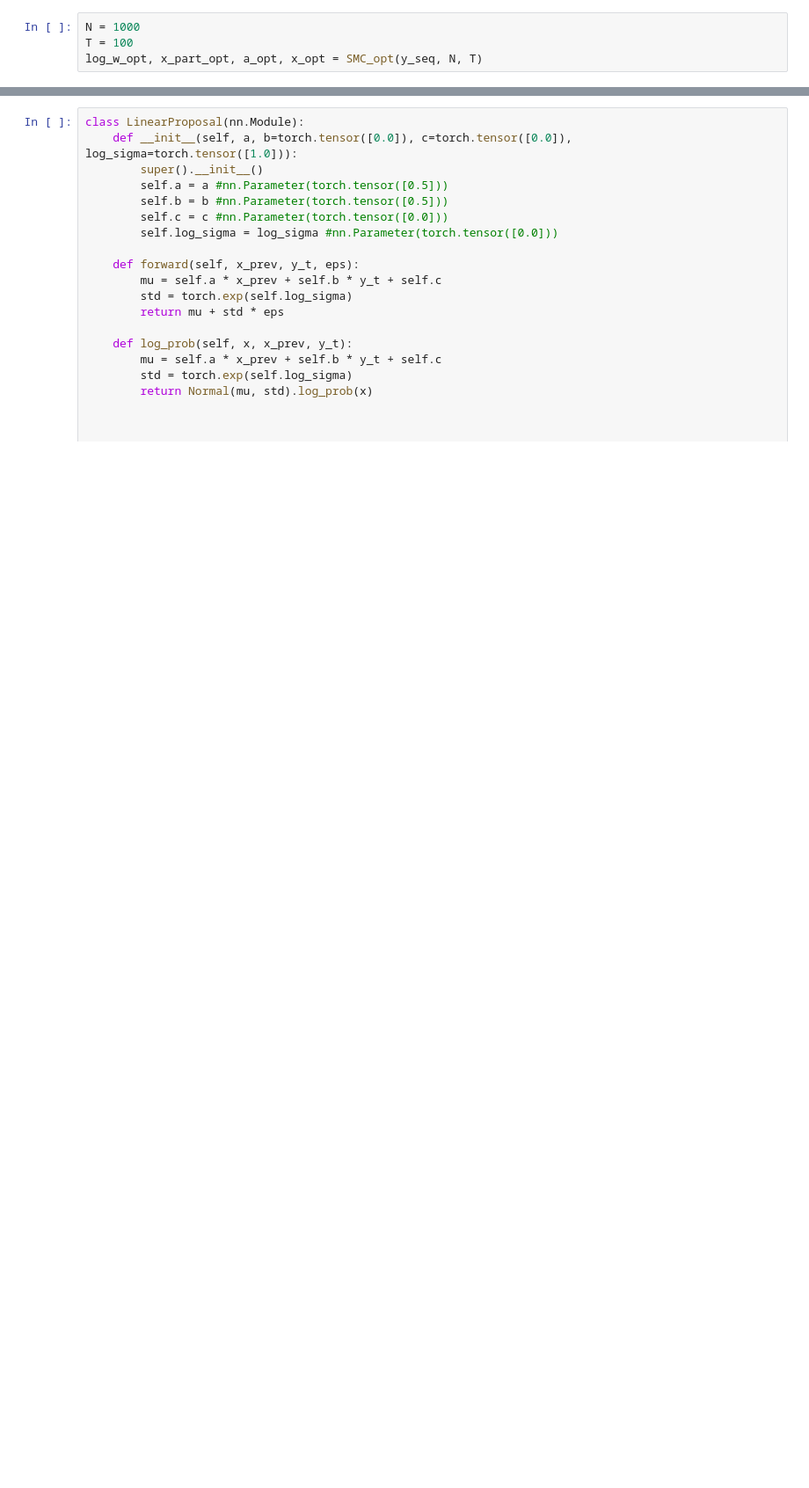
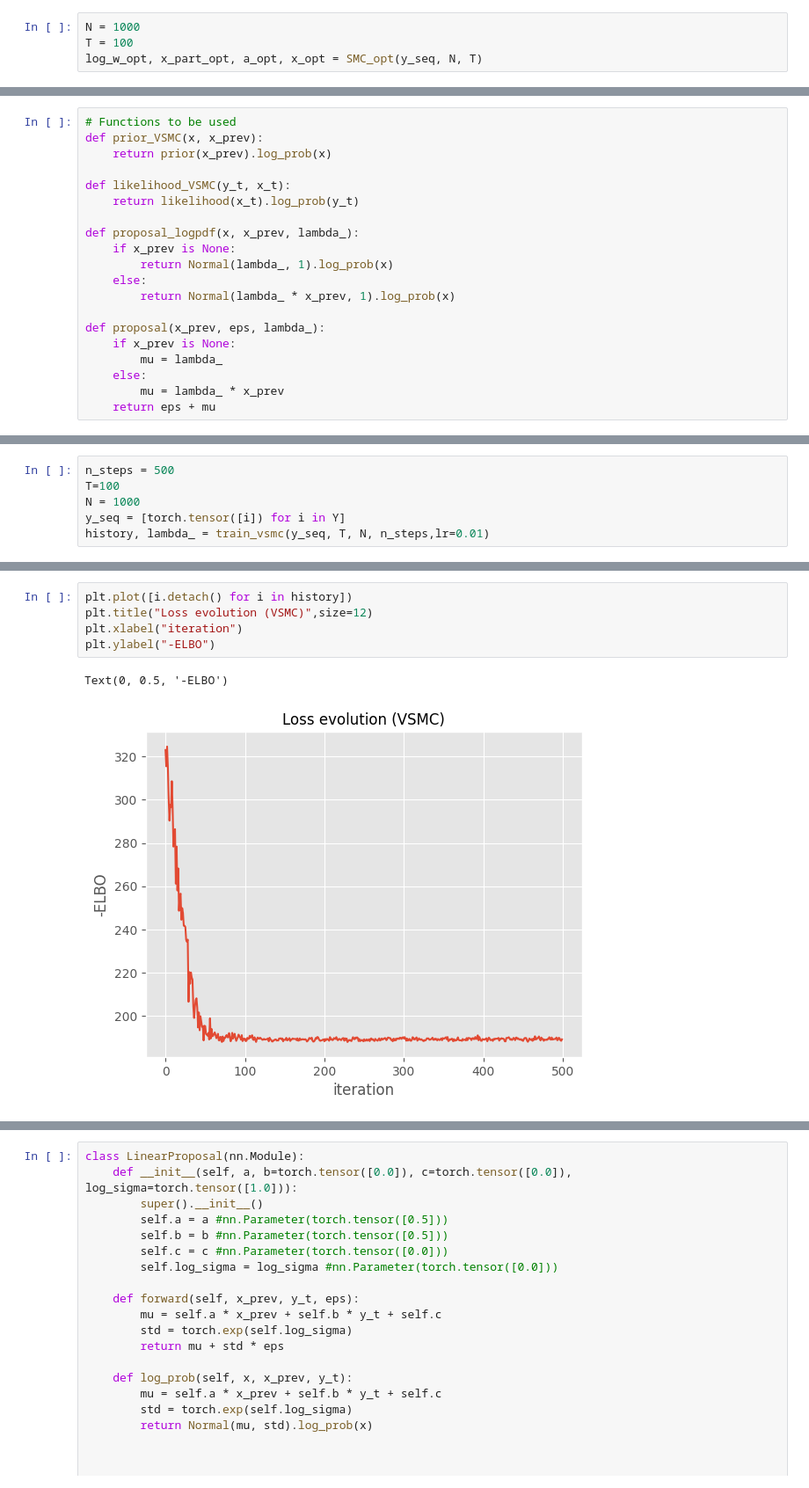
Before and after one commit to Perez-Amanda/ComputacionalStatistics_FinalProject, a Jupyter notebook: SMC.ipynb, the cells around one changed output, grey strips where cells are left out. Shown at 88% size. Saved outputs shown, nothing was run; the diff lists cells and outputs as text; blank space fills up the shorter version.

Commit message:
fixed optimization in vsmc and started implementation of nfvsmc

```diff
--- a/SMC.ipynb
+++ b/SMC.ipynb
@@ -463,0 +471,20 @@ plt.ylim((0,1000))
+# %%
+# Functions to be used
+def prior_VSMC(x, x_prev):
+    return prior(x_prev).log_prob(x)
+
+def likelihood_VSMC(y_t, x_t):
+    return likelihood(x_t).log_prob(y_t)
+
+def proposal_logpdf(x, x_prev, lambda_):
+    if x_prev is None:
+        return Normal(lambda_, 1).log_prob(x)
+    else:
+        return Normal(lambda_ * x_prev, 1).log_prob(x)
+
+def proposal(x_prev, eps, lambda_):
+    if x_prev is None:
+        mu = lambda_
+    else:
+        mu = lambda_ * x_prev
+    return eps + mu
@@ -463,0 +560,6 @@ plt.ylim((0,1000))
+# %%
+n_steps = 500
+T=100
+N = 1000
+y_seq = [torch.tensor([i]) for i in Y]
+history, lambda_ = train_vsmc(y_seq, T, N, n_steps,lr=0.01)
@@ -463,0 +579,8 @@ plt.ylim((0,1000))
+# %%
+plt.plot([i.detach() for i in history])
+plt.title("Loss evolution (VSMC)",size=12)
+plt.xlabel("iteration")
+plt.ylabel("-ELBO")
+# %% [output]
+Text(0, 0.5, '-ELBO')
+[figure, added]
```
Also changed, not shown: parts of 15 cells of this notebook, 4 other files.
